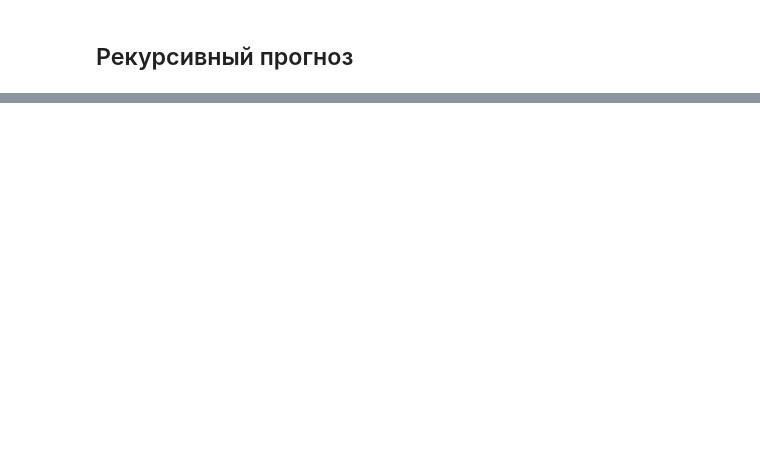
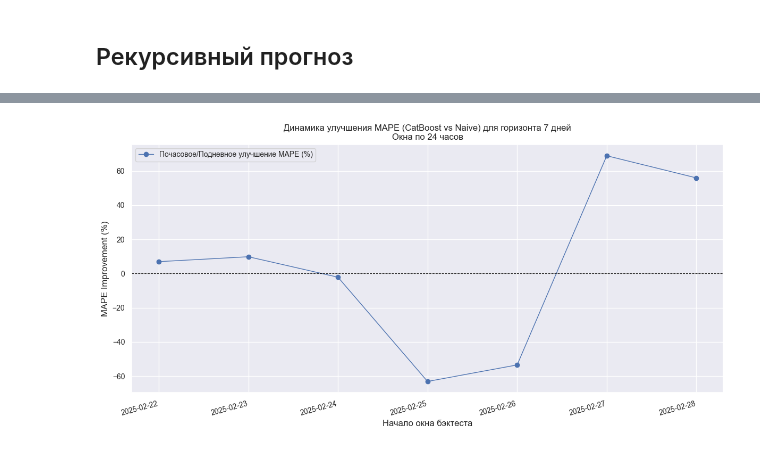
Before and after one commit to igorastashov/portfolios-optimization, a Jupyter notebook: notebooks/price_forecast_catboost.ipynb, the cells around one changed output, grey strips where cells are left out. Saved outputs shown, nothing was run; the diff lists cells and outputs as text; code cells hidden in the pictures; blank space fills up the shorter version.

```diff
--- a/notebooks/price_forecast_catboost.ipynb
+++ b/notebooks/price_forecast_catboost.ipynb
@@ -1915,0 +3478,51 @@ KeyError на шаге 168 рекурсивного прогноза: "Отсу
+# %%
+# ... после расчета final_metrics_df ...
+
+# --- Дополнительный анализ: Стабильность улучшения MAPE ---
+if y_true_evaluation_list and len(y_true_evaluation_list) > 1: # Нужно хотя бы 2 точки
+    daily_mape_cb = []
+    daily_mape_naive = []
+    daily_timestamps = []
+
+    # Рассчитаем MAPE по дням (или по другим блокам) бэктеста
+    # Для простоты, если шагов много, можно брать окна, например, по 24 часа
+    window_size = 24
+    num_windows = len(y_true_evaluation_list) // window_size
+
+    for i in range(num_windows):
+        start = i * window_size
+        end = (i + 1) * window_size
+
+        y_true_window = np.array(y_true_evaluation_list[start:end])
+        y_pred_cb_window = np.array(y_pred_catboost_evaluation_list[start:end])
+        y_pred_naive_window = np.array(y_pred_naive_evaluation_list[start:end])
+
+        valid_cb_w = ~np.isnan(y_pred_cb_window) & ~np.isnan(y_true_window)
+
+        if np.sum(valid_cb_w) > 0 :
+            mape_cb_w = mean_absolute_percentage_error(y_true_window[valid_cb_w], y_pred_cb_window[valid_cb_w])
+        else:
+            mape_cb_w = np.nan
+
+        mape_naive_w = mean_absolute_percentage_error(y_true_window, y_pred_naive_window)
+
+        daily_mape_cb.append(mape_cb_w)
+        daily_mape_naive.append(mape_naive_w)
+        daily_timestamps.append(pd.to_datetime(feature_generation_timestamps[start])) # Берем начало окна
+
+    if daily_timestamps:
+        improvement_daily_mape = (np.array(daily_mape_naive) - np.array(daily_mape_cb)) / np.array(daily_mape_naive) * 100
+
+        plt.figure(figsize=(12, 6))
+        plt.plot(daily_timestamps, improvement_daily_mape, marker='o', linestyle='-', label='Почасовое/Подневное улучшение MAPE (%)')
+        plt.axhline(0, color='black', linewidth=0.8, linestyle='--')
+        plt.title(f'Динамика улучшения MAPE (CatBoost vs Naive) для горизонта {TARGET_HORIZON_DAYS} дней\nОкна по {window_size} часов')
+        plt.xlabel('Начало окна бэктеста')
+        plt.ylabel('MAPE Improvement (%)')
+        plt.xticks(rotation=15, ha="right")
+        plt.legend()
+        plt.grid(True)
+        plt.tight_layout()
+        plt.show()
+# %% [output]
+[figure, added]
```
Also changed, not shown: parts of 28 cells of this notebook.
